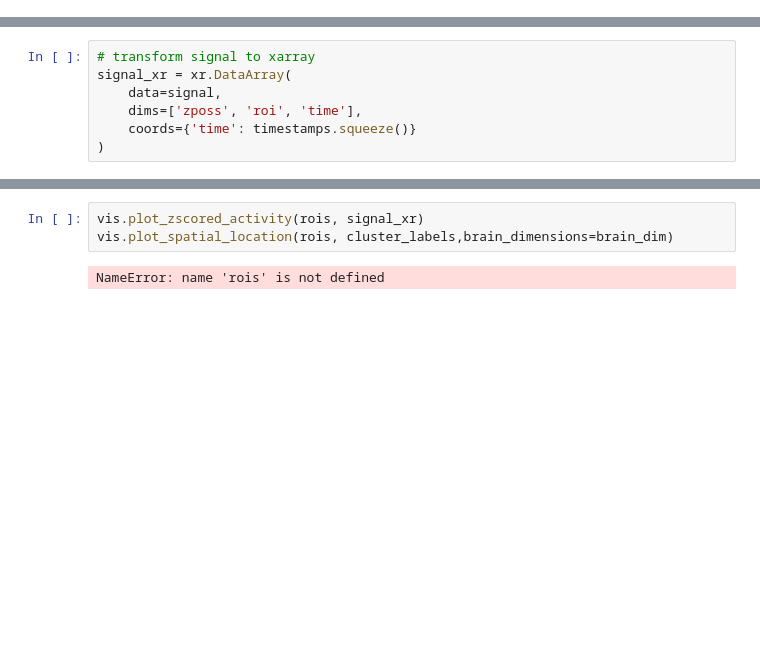
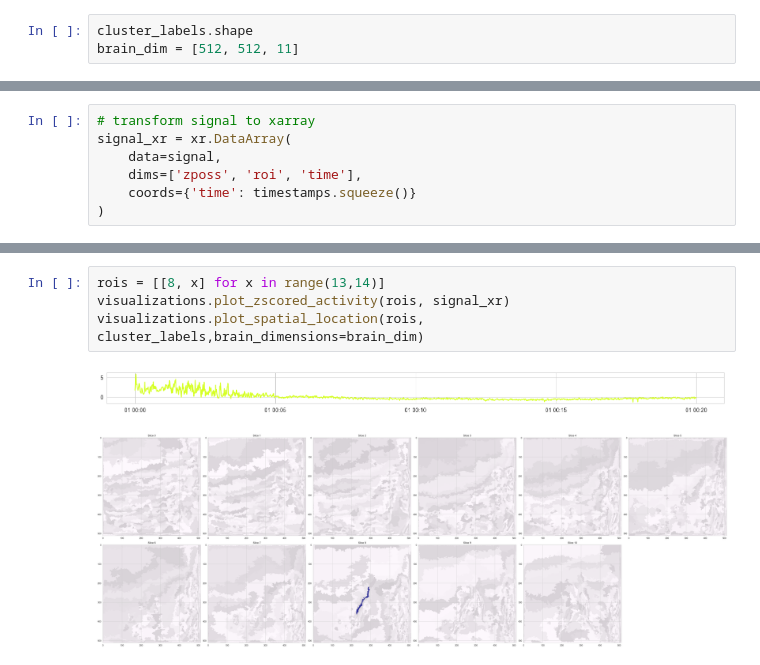
Before and after one commit to ptarabishi/maui_codebook, a Jupyter notebook: notebooks/2026_06_04_reorganization.ipynb, the cells around one changed output, grey strips where cells are left out. Drawn from its saved outputs; the diff is of its cells as text; blank space fills up the shorter version.

```diff
--- a/notebooks/2026_06_04_reorganization.ipynb
+++ b/notebooks/2026_06_04_reorganization.ipynb
@@ -26,3 +34,6 @@ Error:
+# %%
+cluster_labels.shape
+brain_dim = [512, 512, 11]
 # %%
 with h5py.File(f'{processed_path}scope_timestamps.h5', 'w') as hf:
     hf.create_dataset('my_data', data=scope_timestamps)
@@ -60,5 +84,7 @@ for index, roi in enumerate(rois):
 # %%
-vis.plot_zscored_activity(rois, signal_xr)
-vis.plot_spatial_location(rois, cluster_labels,brain_dimensions=brain_dim)
+rois = [[8, x] for x in range(13,14)]
+visualizations.plot_zscored_activity(rois, signal_xr)
+visualizations.plot_spatial_location(rois, cluster_labels,brain_dimensions=brain_dim)
 # %% [output]
-NameError: name 'rois' is not defined
+[figure, added]
+[figure, added]
```
Also changed, not shown: parts of 13 cells of this notebook.
